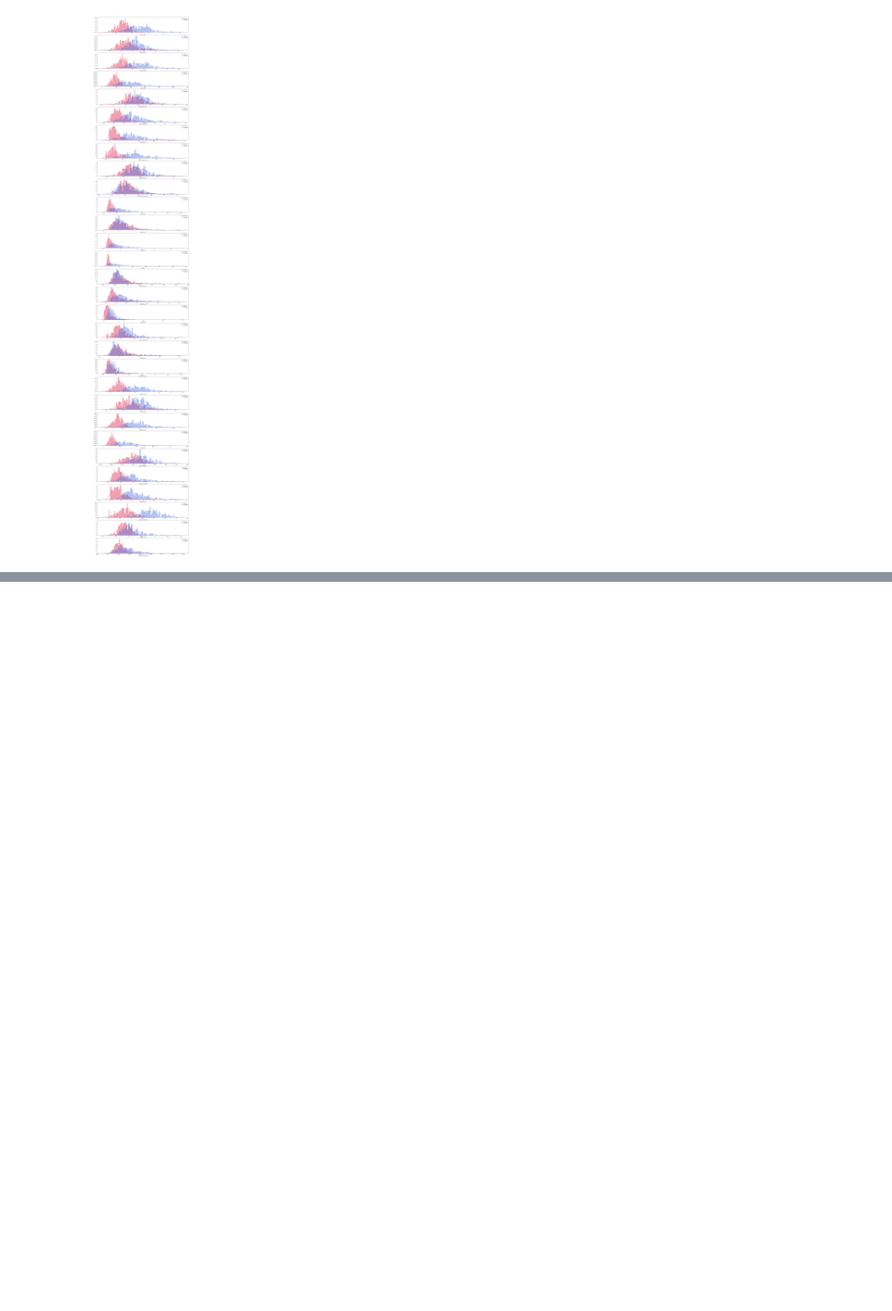
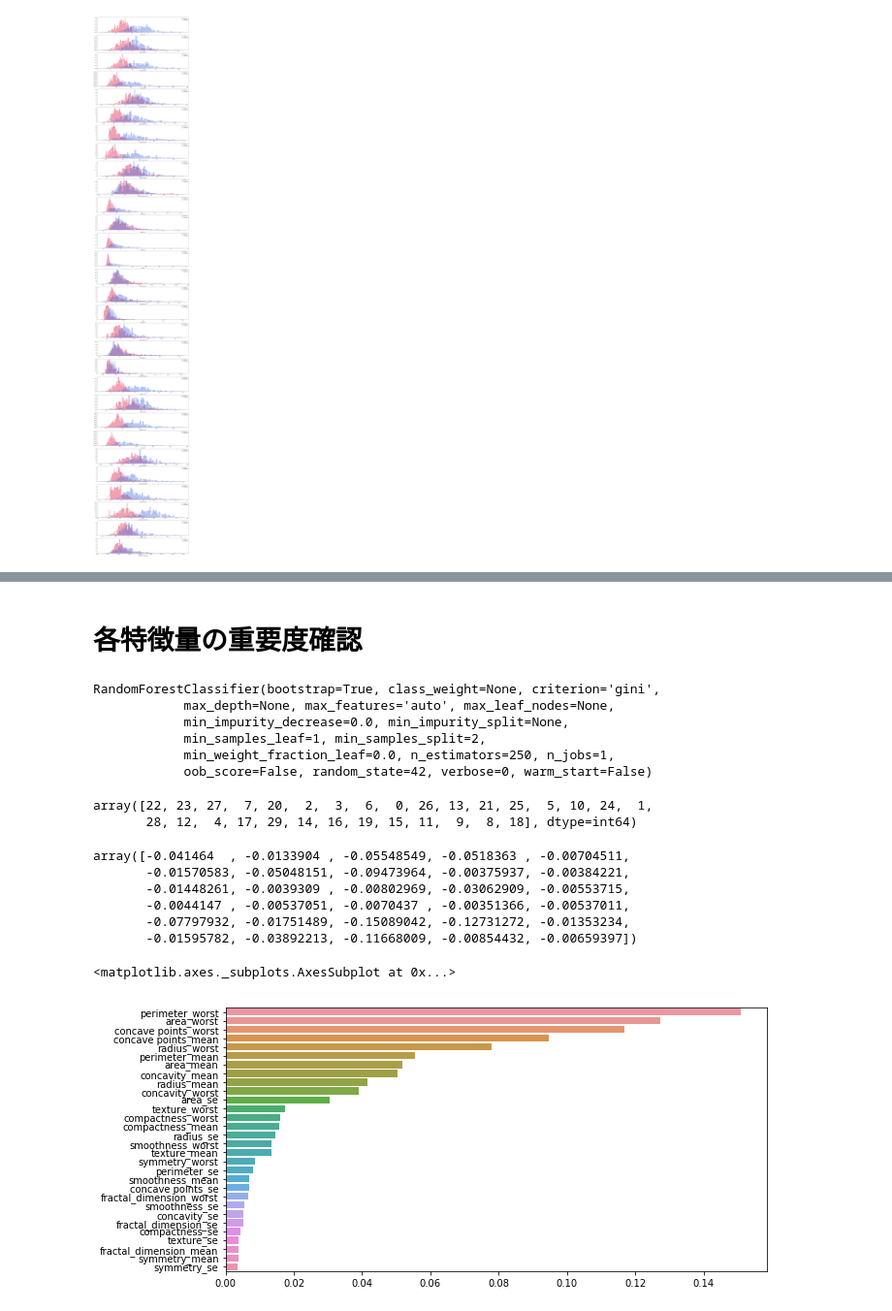
Before and after one commit to kizakiza2501/tutrialRandomForest, a Jupyter notebook: codexaRandomForestTutroal__2.ipynb, the cells around one changed output, grey strips where cells are left out. Shown at 97% size. Drawn from its saved outputs; the diff is of its cells as text; code cells hidden in the pictures; blank space fills up the shorter version.

```diff
--- a/codexaRandomForestTutroal__2.ipynb
+++ b/codexaRandomForestTutroal__2.ipynb
@@ -111,13 +112,18 @@ for i, col in enumerate(df[features]):
 # %% [output]
 [figure]
 # %%
-allParams = {"max_depth": [2,3, None],
-          "n_estimators":[50,100,200,300,400,500],
-          "max_features": [1, 3, 10],
-          "min_samples_split": [2, 3, 10],
-          "min_samples_leaf": [1, 3, 10],
-          "bootstrap": [True, False],
-          "criterion": ["gini", "entropy"]}
+# allParams = {"max_depth": [2,3, None],
+#           "n_estimators":[50,100,200,300,400,500],
+#           "max_features": [1, 3, 10],
+#           "min_samples_split": [2, 3, 10],
+#           "min_samples_leaf": [1, 3, 10],
+#           "bootstrap": [True, False],
+#           "criterion": ["gini", "entropy"]}
+
+allParams = {
+             "max_depth": [2, 3, None],
+             "n_estimators":[250]
+             }
 # %%
 minScore = 100
 minParams = None
@@ -126,9 +132,9 @@ X_train = df.iloc[:, 1:]
 y_train = df.iloc[:, 0]
 # %%
 # パラメータサーチ
-for params in list(ParameterGrid(allParams)):
+for params in tqdm(list(ParameterGrid(allParams))):
     # cv = LeaveOneOut()
-    cv = KFold(n_splits=10, shuffle=True)
+    cv = KFold(n_splits=5, shuffle=True)
 
     listRMSEScore = []
 
@@ -144,7 +150,7 @@ for params in list(ParameterGrid(allParams)):
         pred = model.predict(val_x)
 
         # sklearnにはRMSEの算出は実装されていないので、np.sqrtで算出する。
-        # RSMEは0に近いほど制度がよい。
+        # RSMEは0に近いほど精度がよい。
         scRMSE = np.sqrt(mean_squared_error(val_y, pred))
 
         # listLoglossScore.append(scLogloss)
@@ -180,0 +179,34 @@ min params:{'bootstrap': True, 'criterion': 'gini', 'max_depth': None, 'max_feat
+# %% [markdown]
+# 各特徴量の重要度確認
+# %%
+model = RandomForestClassifier(**params, random_state=42)
+model.fit(X_train, y_train)
+# %% [output]
+RandomForestClassifier(bootstrap=True, class_weight=None, criterion='gini',
+            max_depth=None, max_features='auto', max_leaf_nodes=None,
+            min_impurity_decrease=0.0, min_impurity_split=None,
+            min_samples_leaf=1, min_samples_split=2,
+            min_weight_fraction_leaf=0.0, n_estimators=250, n_jobs=1,
+            oob_score=False, random_state=42, verbose=0, warm_start=False)
+# %%
+np.argsort(-model.feature_importances_)
+# %% [output]
+array([22, 23, 27,  7, 20,  2,  3,  6,  0, 26, 13, 21, 25,  5, 10, 24,  1,
+       28, 12,  4, 17, 29, 14, 16, 19, 15, 11,  9,  8, 18], dtype=int64)
+# %%
+-model.feature_importances_
+# %% [output]
+array([-0.041464  , -0.0133904 , -0.05548549, -0.0518363 , -0.00704511,
+       -0.01570583, -0.05048151, -0.09473964, -0.00375937, -0.00384221,
+       -0.01448261, -0.0039309 , -0.00802969, -0.03062909, -0.00553715,
+       -0.0044147 , -0.00537051, -0.0070437 , -0.00351366, -0.00537011,
+       -0.07797932, -0.01751489, -0.15089042, -0.12731272, -0.01353234,
+       -0.01595782, -0.03892213, -0.11668009, -0.00854432, -0.00659397])
+# %%
+# 重要度の高い順にプロット
+ranking = np.argsort(-model.feature_importances_)
+ax, fig = plt.subplots(1, 1, figsize=(10, 5))
+sns.barplot(x=model.feature_importances_[ranking], y=X_train.columns.values[ranking])
+# %% [output]
+<matplotlib.axes._subplots.AxesSubplot at 0x...>
+[figure, added]
```
Also changed, not shown: parts of 5 cells of this notebook, 2 other files.
